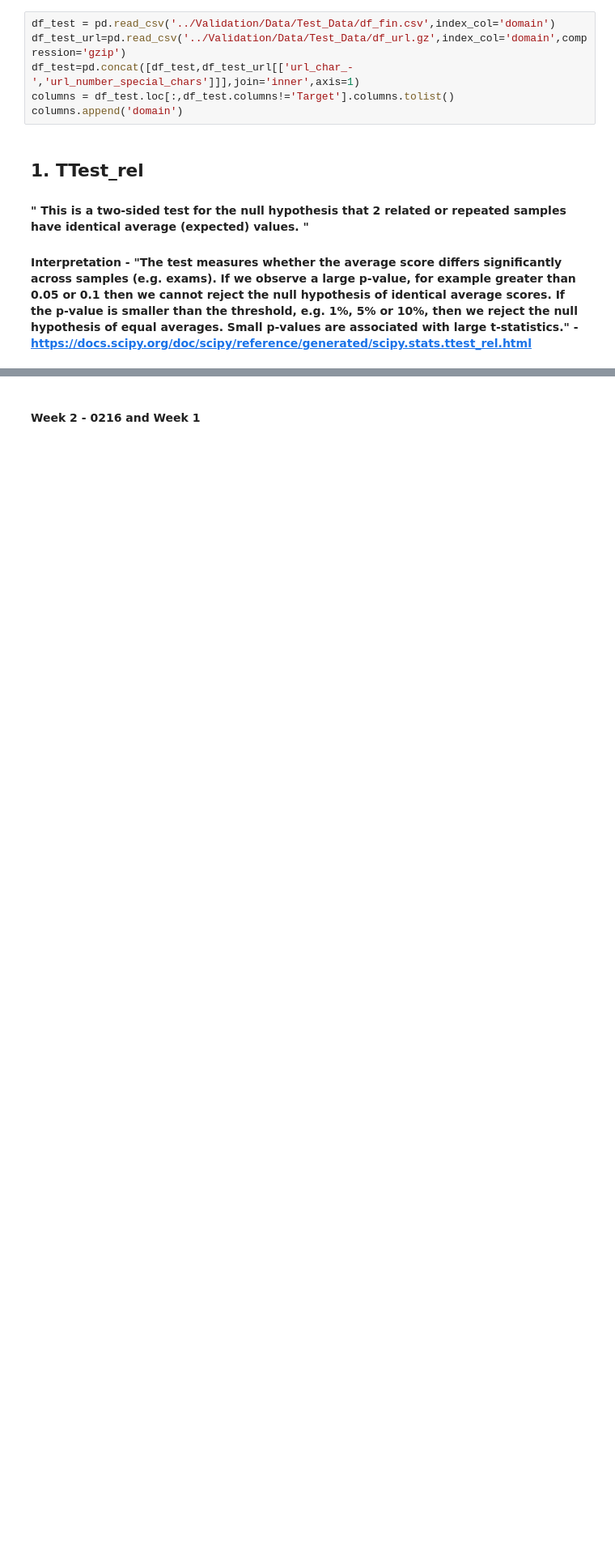
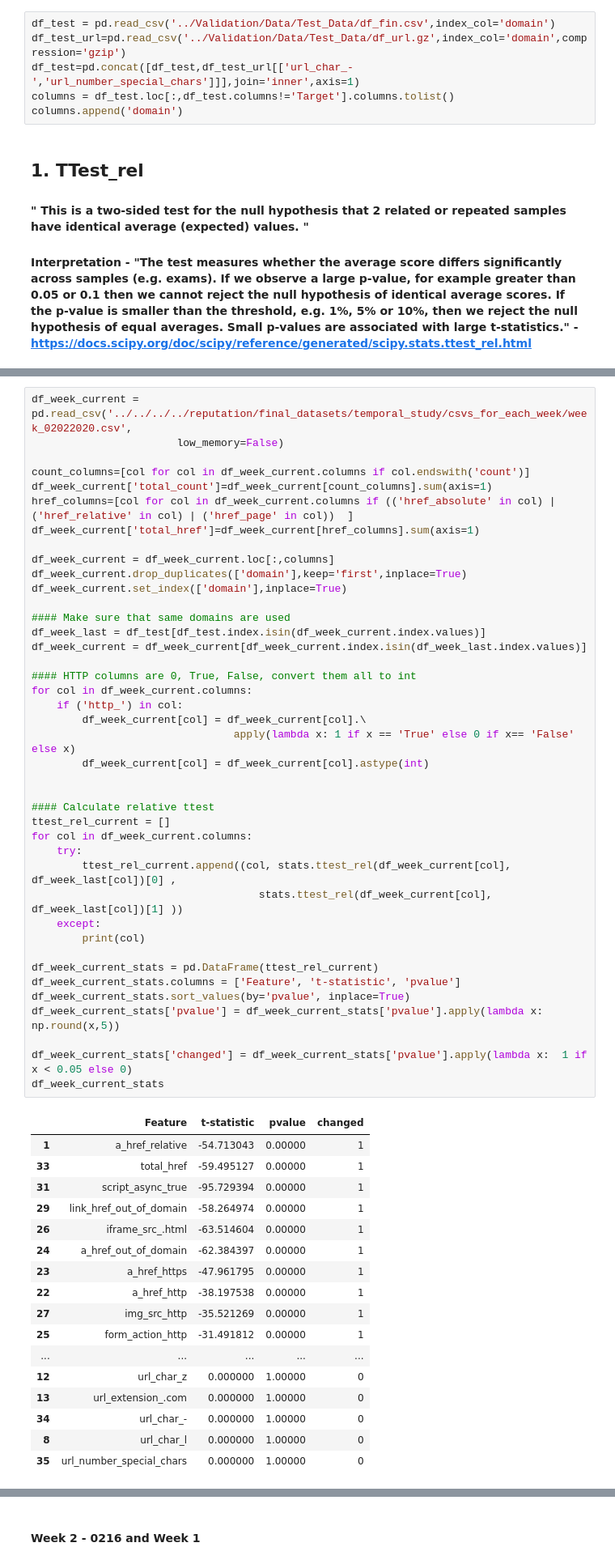
Before and after one commit to darshan-b/Reputation, a Jupyter notebook: Temporal Analysis/Temporal Analysis - Statistical Tests.ipynb, the cells around one changed output, grey strips where cells are left out. Shown at 81% size. Saved outputs shown, nothing was run; the diff lists cells and outputs as text; blank space fills up the shorter version.

```diff
--- a/Temporal Analysis/Temporal Analysis - Statistical Tests.ipynb
+++ b/Temporal Analysis/Temporal Analysis - Statistical Tests.ipynb
@@ -16 +21,60 @@ columns.append('domain')
+# %%
+df_week_current = pd.read_csv('../../../../reputation/final_datasets/temporal_study/csvs_for_each_week/week_02022020.csv',
+                       low_memory=False)
+
+count_columns=[col for col in df_week_current.columns if col.endswith('count')]
+df_week_current['total_count']=df_week_current[count_columns].sum(axis=1)
+href_columns=[col for col in df_week_current.columns if (('href_absolute' in col) | ('href_relative' in col) | ('href_page' in col))  ]
+df_week_current['total_href']=df_week_current[href_columns].sum(axis=1)
+
+df_week_current = df_week_current.loc[:,columns]
+df_week_current.drop_duplicates(['domain'],keep='first',inplace=True)
+df_week_current.set_index(['domain'],inplace=True)
+
+#### Make sure that same domains are used
+df_week_last = df_test[df_test.index.isin(df_week_current.index.values)]
+df_week_current = df_week_current[df_week_current.index.isin(df_week_last.index.values)]
+
+#### HTTP columns are 0, True, False, convert them all to int
+for col in df_week_current.columns:
+    if ('http_') in col:
+        df_week_current[col] = df_week_current[col].\
+                                apply(lambda x: 1 if x == 'True' else 0 if x== 'False' else x)
+        df_week_current[col] = df_week_current[col].astype(int)
+
+
+#### Calculate relative ttest
+ttest_rel_current = []
+for col in df_week_current.columns:
+    try:
+        ttest_rel_current.append((col, stats.ttest_rel(df_week_current[col], df_week_last[col])[0] ,
+                                    stats.ttest_rel(df_week_current[col], df_week_last[col])[1] ))
+    except:
+        print(col)
+
+df_week_current_stats = pd.DataFrame(ttest_rel_current)
+df_week_current_stats.columns = ['Feature', 't-statistic', 'pvalue']
+df_week_current_stats.sort_values(by='pvalue', inplace=True)
+df_week_current_stats['pvalue'] = df_week_current_stats['pvalue'].apply(lambda x: np.round(x,5))
+
+df_week_current_stats['changed'] = df_week_current_stats['pvalue'].apply(lambda x:  1 if x < 0.05 else 0)
+df_week_current_stats
+# %% [output]
+|  | Feature | t-statistic | pvalue | changed |
+| 1 | a_href_relative | -54.713043 | 0.00000 | 1 |
+| 33 | total_href | -59.495127 | 0.00000 | 1 |
+| 31 | script_async_true | -95.729394 | 0.00000 | 1 |
+| 29 | link_href_out_of_domain | -58.264974 | 0.00000 | 1 |
+| 26 | iframe_src_.html | -63.514604 | 0.00000 | 1 |
+| 24 | a_href_out_of_domain | -62.384397 | 0.00000 | 1 |
+| 23 | a_href_https | -47.961795 | 0.00000 | 1 |
+| 22 | a_href_http | -38.197538 | 0.00000 | 1 |
+| 27 | img_src_http | -35.521269 | 0.00000 | 1 |
+| 25 | form_action_http | -31.491812 | 0.00000 | 1 |
+| ... | ... | ... | ... | ... |
+| 12 | url_char_z | 0.000000 | 1.00000 | 0 |
+| 13 | url_extension_.com | 0.000000 | 1.00000 | 0 |
+| 34 | url_char_- | 0.000000 | 1.00000 | 0 |
+| 8 | url_char_l | 0.000000 | 1.00000 | 0 |
+| 35 | url_number_special_chars | 0.000000 | 1.00000 | 0 |
 # %% [markdown]
```
Also changed, not shown: parts of 15 cells of this notebook.
